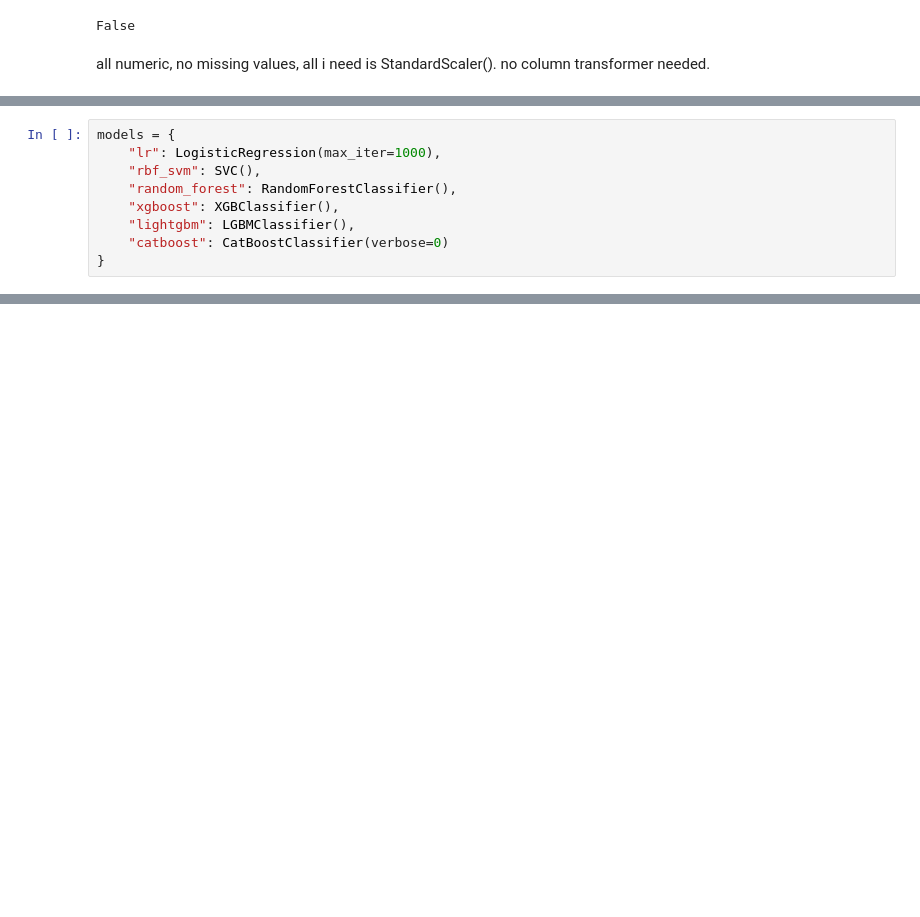
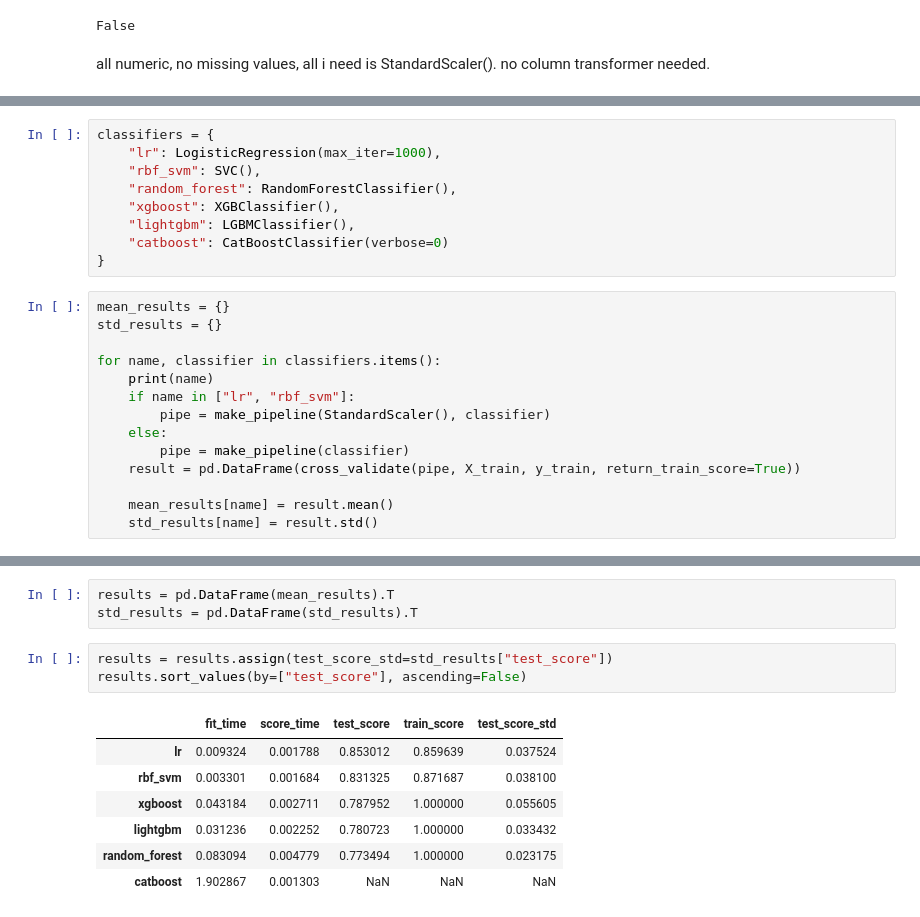
Before and after one commit to ricd99/nhl-test-2, a Jupyter notebook: model_0.1.1.ipynb, the cells around one changed output, grey strips where cells are left out. Cells and saved outputs as stored; diff of their text form; blank space fills up the shorter version.

```diff
--- a/model_0.1.1.ipynb
+++ b/model_0.1.1.ipynb
@@ -379,5 +372,5 @@ from xgboost import XGBClassifier
 # %%
-models = {
+classifiers = {
     "lr": LogisticRegression(max_iter=1000),
     "rbf_svm": SVC(),
     "random_forest": RandomForestClassifier(),
@@ -385,3 +378,17 @@ models = {
     "lightgbm": LGBMClassifier(),
     "catboost": CatBoostClassifier(verbose=0)
 }
+# %%
+mean_results = {}
+std_results = {}
+
+for name, classifier in classifiers.items():
+    print(name)
+    if name in ["lr", "rbf_svm"]:
+        pipe = make_pipeline(StandardScaler(), classifier)
+    else:
+        pipe = make_pipeline(classifier)
+    result = pd.DataFrame(cross_validate(pipe, X_train, y_train, return_train_score=True))
+
+    mean_results[name] = result.mean()
+    std_results[name] = result.std()
@@ -387,0 +430,14 @@ models = {
+# %%
+results = pd.DataFrame(mean_results).T
+std_results = pd.DataFrame(std_results).T
+# %%
+results = results.assign(test_score_std=std_results["test_score"])
+results.sort_values(by=["test_score"], ascending=False)
+# %% [output]
+|  | fit_time | score_time | test_score | train_score | test_score_std |
+| lr | 0.009324 | 0.001788 | 0.853012 | 0.859639 | 0.037524 |
+| rbf_svm | 0.003301 | 0.001684 | 0.831325 | 0.871687 | 0.038100 |
+| xgboost | 0.043184 | 0.002711 | 0.787952 | 1.000000 | 0.055605 |
+| lightgbm | 0.031236 | 0.002252 | 0.780723 | 1.000000 | 0.033432 |
+| random_forest | 0.083094 | 0.004779 | 0.773494 | 1.000000 | 0.023175 |
+| catboost | 1.902867 | 0.001303 | NaN | NaN | NaN |
```
Also changed, not shown: parts of 2 cells of this notebook, 1 other file.
